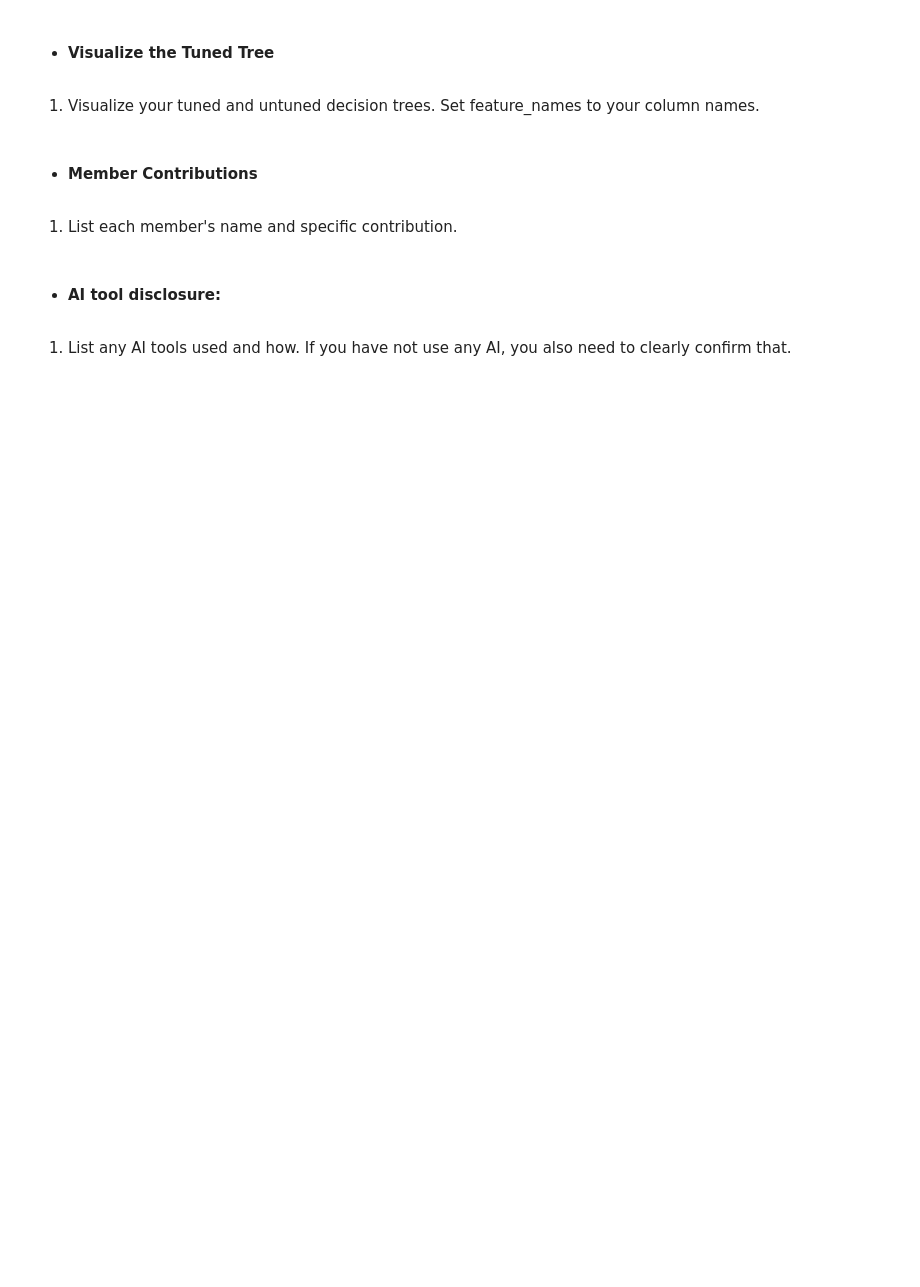
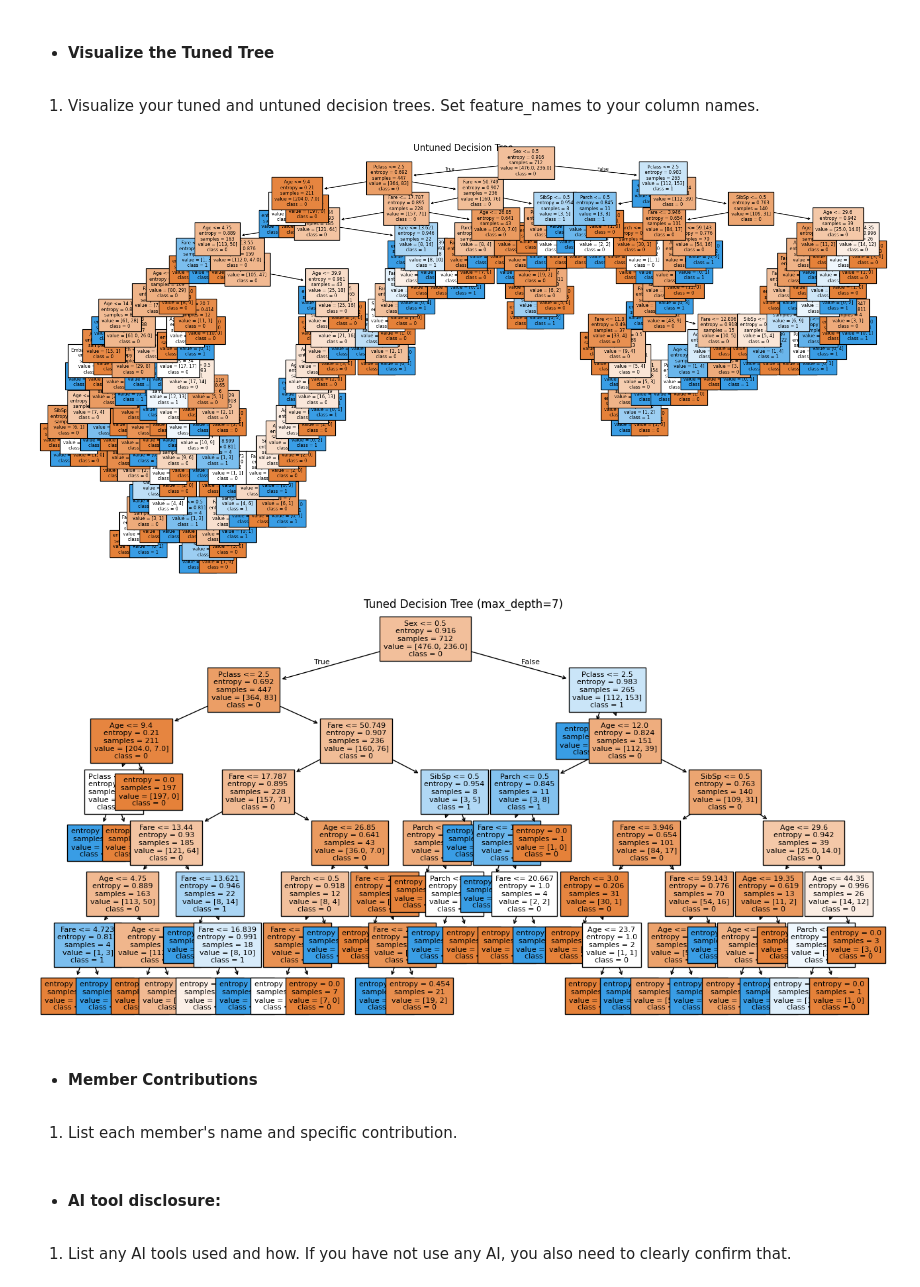
Before and after one commit to clee80/CS372_DT_Group2, a Jupyter notebook: DT_template.ipynb, the cells around one changed output. Drawn from its saved outputs; the diff is of its cells as text; code cells hidden in the pictures; blank space fills up the shorter version.

```diff
--- a/DT_template.ipynb
+++ b/DT_template.ipynb
@@ -510,6 +664,31 @@ accuracy?
 # %% [markdown]
 1. Visualize your tuned and untuned decision trees. Set feature_names to your
 column names.
+# %%
+plt.figure(figsize=(20, 10))
+plot_tree(
+    dt,
+    feature_names=X.columns,
+    class_names=[str(c) for c in dt.classes_],
+    filled=True,
+    fontsize=6
+)
+plt.title("Untuned Decision Tree")
+plt.show()
+
+plt.figure(figsize=(16, 8))
+plot_tree(
+    tunedDt,
+    feature_names=X.columns,
+    class_names=[str(c) for c in tunedDt.classes_],
+    filled=True,
+    fontsize=8
+)
+plt.title(f"Tuned Decision Tree (max_depth={bestDepth})")
+plt.show()
+# %% [output]
+[figure, added]
+[figure, added]
 # %% [markdown]
 * ####  Member Contributions
 # %% [markdown]
```
Also changed, not shown: parts of 13 cells of this notebook.
